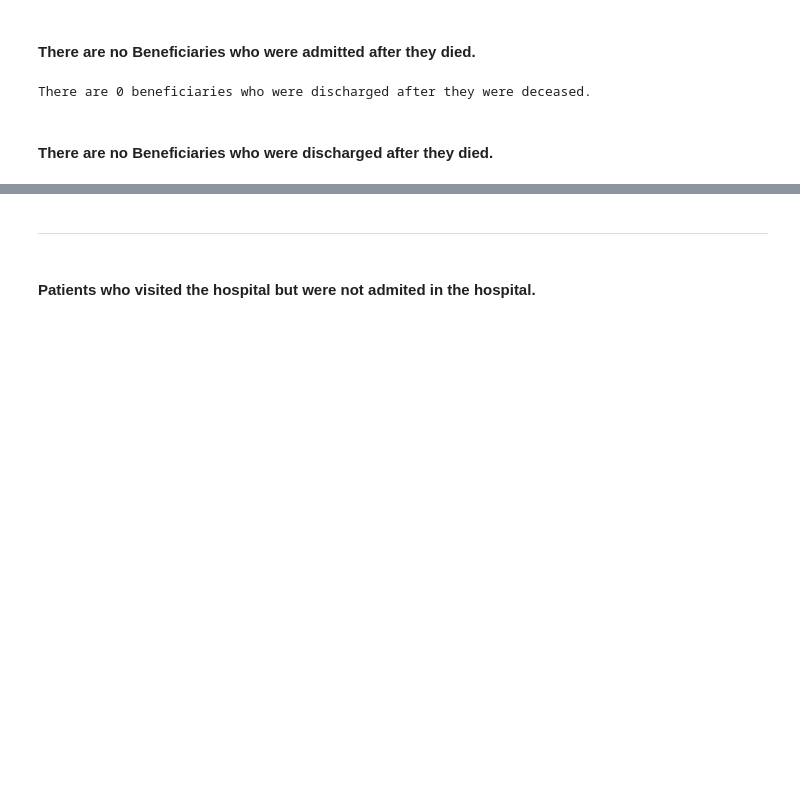
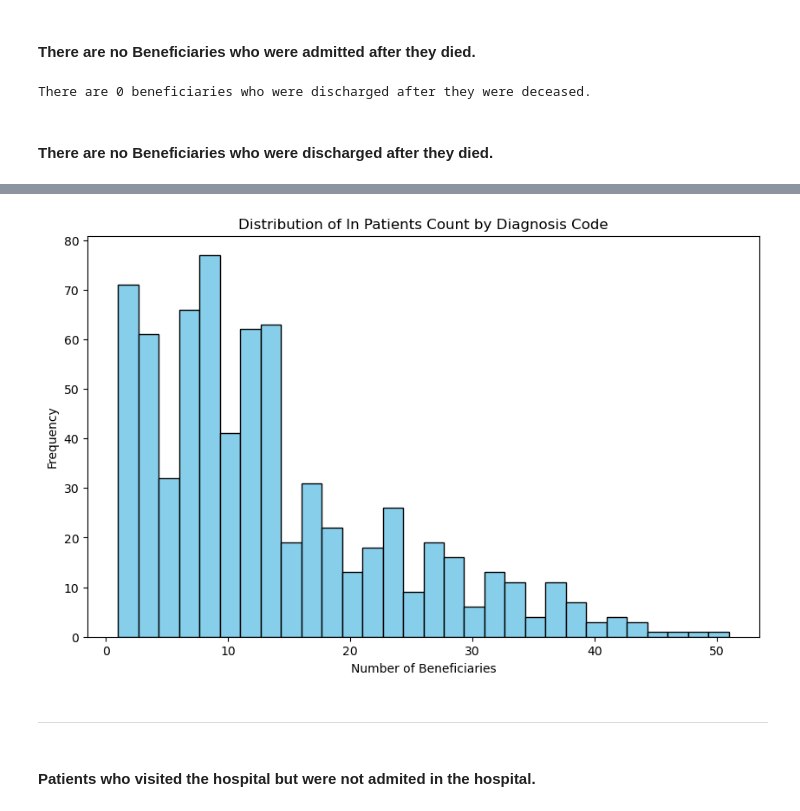
Before and after one commit to CesarChaparro1974/Healthcare-provider-fraud-detection, a Jupyter notebook: notebook.ipynb, the cells around one changed output, grey strips where cells are left out. Drawn from its saved outputs; the diff is of its cells as text; code cells hidden in the pictures; blank space fills up the shorter version.

```diff
--- a/notebook.ipynb
+++ b/notebook.ipynb
@@ -872,0 +919,6 @@ There are 0 beneficiaries who were discharged after they were deceased.
+# %%
+# Group by 'ClmAdmitDiagnosisCode' and count the number of unique 'BeneID' for each diagnosis code
+in_grouped_by_diagnosis = test_inpatient.groupby('DiagnosisGroupCode')['BeneID'].nunique().reset_index(name='BeneficiaryCount')
+
+# Print the result
+in_grouped_by_diagnosis.describe()
@@ -873,3 +935,13 @@ There are 0 beneficiaries who were discharged after they were deceased.
+# %%
+# Plot a histogram of the BeneficiaryCount
+plt.figure(figsize=(10, 6))
+plt.hist(in_grouped_by_diagnosis['BeneficiaryCount'], bins=30, edgecolor='black', color='skyblue')
+plt.title('Distribution of In Patients Count by Diagnosis Code')
+plt.xlabel('Number of Beneficiaries')
+plt.ylabel('Frequency')
+plt.show()
+# %% [output]
+[figure, added]
 # %% [markdown]
 ***
 # %% [markdown]
```
Also changed, not shown: parts of 36 cells of this notebook.
